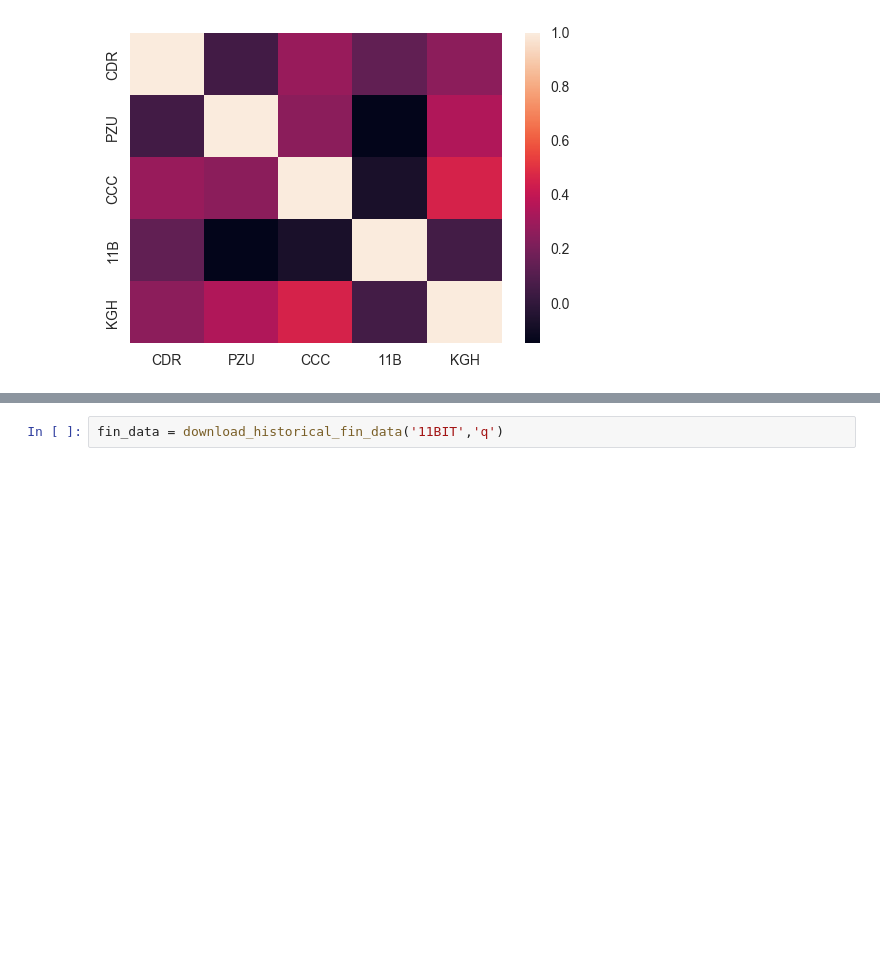
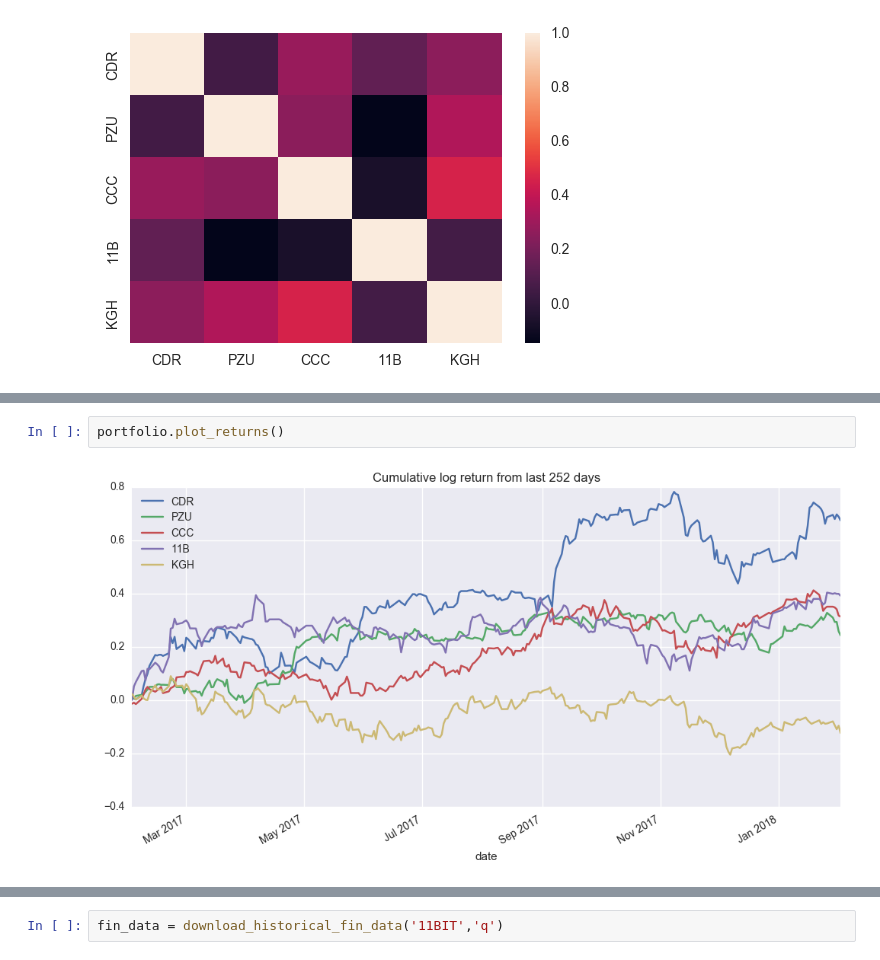
Before and after one commit to dan-was/Portfolio_Management, a Jupyter notebook: Tools presentation.ipynb, the cells around one changed output, grey strips where cells are left out. Drawn from its saved outputs; the diff is of its cells as text; blank space fills up the shorter version.

```diff
--- a/Tools presentation.ipynb
+++ b/Tools presentation.ipynb
@@ -59 +67,5 @@ portfolio.summary()
+# %%
+portfolio.plot_returns()
+# %% [output]
+[figure, added]
 # %%
```
Also changed, not shown: parts of 4 cells of this notebook, 1 other file.
